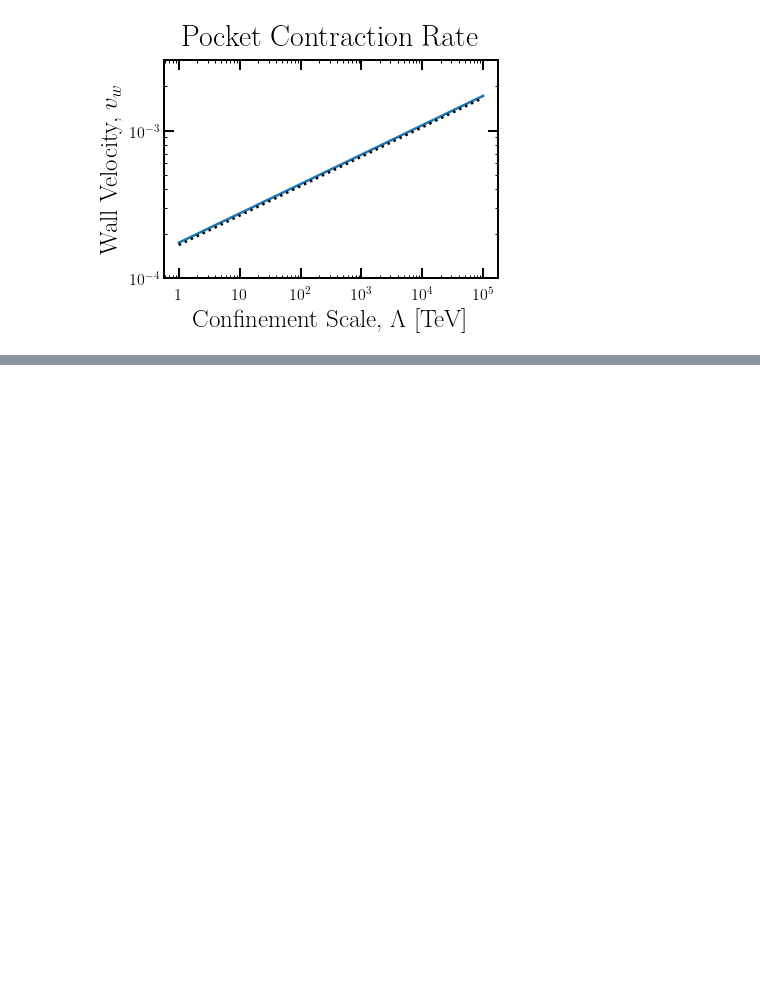
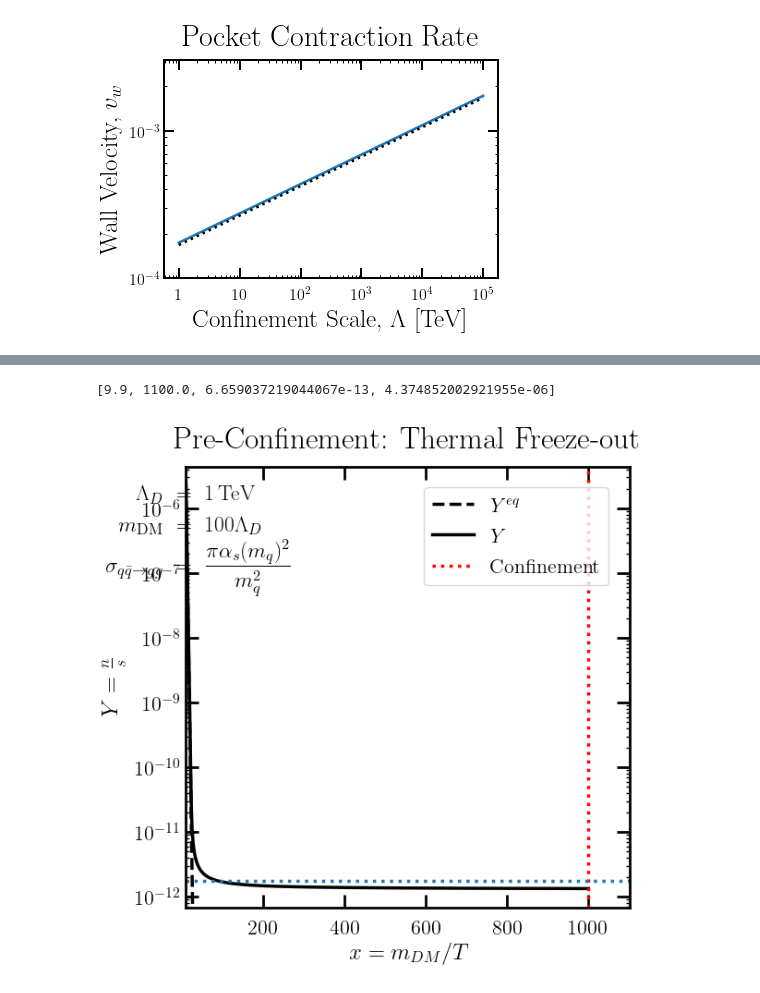
Before and after one commit to LBJ-Wade/ConfiningPT_Bubbles, a Jupyter notebook: bubbleFinal.ipynb, the cells around one changed output, grey strips where cells are left out. Drawn from its saved outputs; the diff is of its cells as text; code cells hidden in the pictures; blank space fills up the shorter version.

```diff
--- a/bubbleFinal.ipynb
+++ b/bubbleFinal.ipynb
@@ -603,0 +658,49 @@ Text(0.5, 1.0, 'Pocket Contraction Rate')
+# %%
+%autoreload
+LambdaD=Tc*1e12 # in eV now
+mq = 1000 * LambdaD
+Nc=3
+
+sigmav = ct.xsec(mq, LambdaD, Nc, 'qbq_gg')
+
+# Initial conditions
+xinit = 10
+Tinit = mq / xinit
+init_cond = np.array(np.log(ct.Yeq(2, mq, xinit, LambdaD, Nc)*1.001))
+
+# Solution of Boltzmann equations
+lnx_vec = np.arange(np.log(xinit), np.log(mq/LambdaD), .0005)
+x_vec = np.exp(lnx_vec)
+sym = ct.get_history(init_cond, lnx_vec, mq, sigmav, LambdaD, Nc, gDM=2)
+# %%
+### Plot the results ###
+plt.figure()
+ax = plt.gca()
+ax.set_yscale('log')
+xtmp = 10**np.arange(np.log10(xinit), np.log10(mq/LambdaD), .01)
+plt.plot(xtmp, ct.Yeq(2, mq, xtmp, LambdaD, Nc), color='k', linestyle='--', label=r'$Y^{eq}$')
+plt.plot(x_vec, sym,      color='k',    linestyle='solid', label=r'$Y$')
+
+
+plt.xlabel(r'$x = m_{DM}/T$')
+plt.ylabel(r'$Y = \frac{n}{s}$')
+
+txt = r"\begin{eqnarray*}" + \
+    r"\Lambda_D &=& 1\,\mathrm{TeV} \\" + \
+    r"m_{\mathrm{DM}} &=& 100 \Lambda_D \\" + \
+    r"\sigma_{q\bar{q} \to gg} &=& \frac{\pi\alpha_s(m_q)^2}{m_q^2}" + \
+    r"\end{eqnarray*}"
+# txt = r"$\Lambda_D = 1\,$TeV, $m_{\mathrm{DM}} = 40 \Lambda_D$"
+ax.text(40, 3e-7, txt,
+         {'color': 'black', 'fontsize': 17, 'ha': 'center', 'va': 'center'})
+          #'bbox': dict(boxstyle="round", fc=(.5,.5,.5,.02), ec="black", pad=0.33)})
+
+plt.axvline(mq/LambdaD, color='red', linestyle=':', label='Confinement')
+plt.title(r'Pre-Confinement: Thermal Freeze-out')#, $q\bar{q} \to gg$')
+leg = plt.legend(loc=1)
+plt.axhline(5*LambdaD**3/(sigmav * ct.Mpl * mq/20)/ct.s(LambdaD, LambdaD, Nc), linestyle=':')
+offset=.5
+plt.axis([xinit*.99, mq/LambdaD*1.1, sym[-1]*(1-offset), np.exp(init_cond[0]*(1-0*offset))])
+# %% [output]
+[9.9, 1100.0, 6.659037219044067e-13, 4.374852002921955e-06]
+[figure, added]
```
Also changed, not shown: parts of 31 cells of this notebook.
